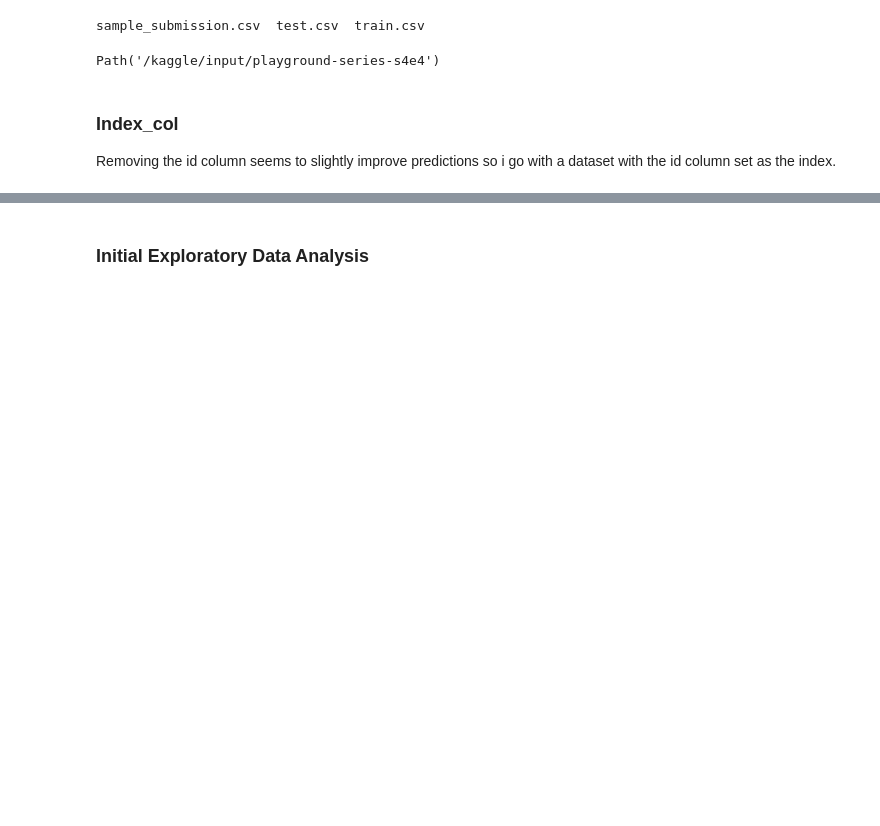
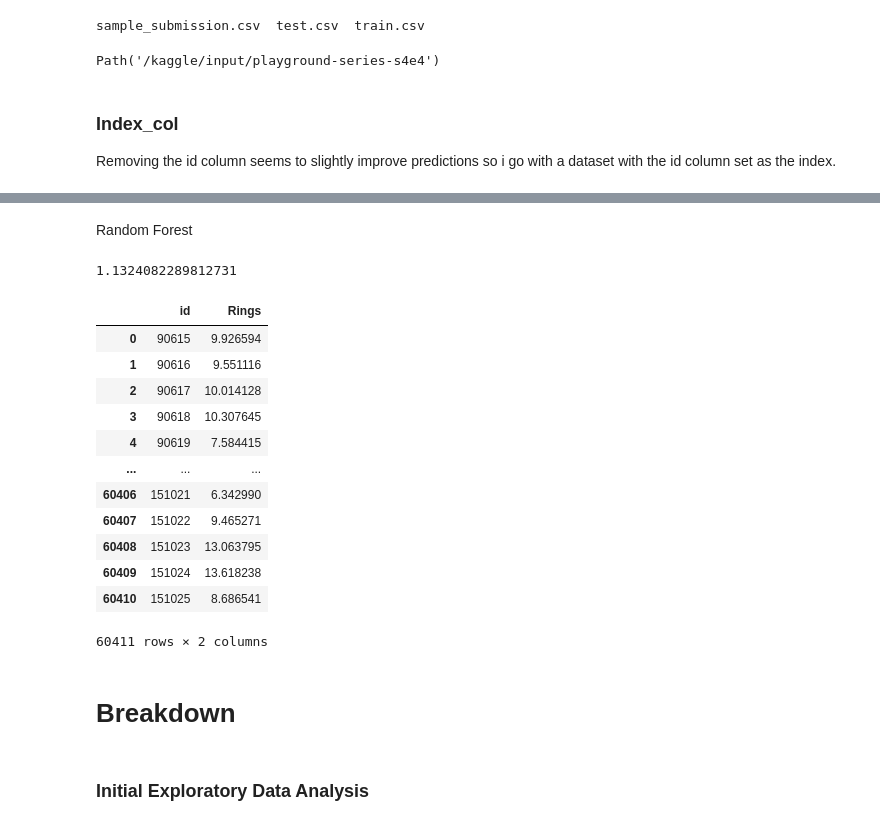
Before and after one commit to rubanzasilva/abalone_age_prediction, a Jupyter notebook: ps-s04e04-fastai.ipynb, the cells around one changed output, grey strips where cells are left out. Saved outputs shown, nothing was run; the diff lists cells and outputs as text; code cells hidden in the pictures; blank space fills up the shorter version.

```diff
--- a/ps-s04e04-fastai.ipynb
+++ b/ps-s04e04-fastai.ipynb
@@ -95,3 +173,62 @@ sub_df = pd.read_csv(path/'sample_submission.csv',index_col='id')
+# %% [markdown]
+Random Forest
+# %%
+rf = RandomForestClassifier(100, min_samples_leaf=5)
+rf_model = rf.fit(X_train, y_train);
+
+#cont_names,cat_names = cont_cat_split(train_df, dep_var='Rings')
+#splits = RandomSplitter(valid_pct=0.2)(range_of(train_df))
+#to = TabularPandas(train_df, procs=[Categorify, FillMissing,Normalize],
+                  # cat_names = cat_names,
+                  # cont_names = cont_names,
+                  # y_names='Rings',
+                  # y_block=RegressionBlock(),
+                  # splits=splits)
+
+#X_train, y_train = to.train.xs, to.train.ys.values.ravel()
+#X_test, y_test = to.valid.xs, to.valid.ys.values.ravel()
+
+#dls = to.dataloaders(bs=64)
+#test_dl = dls.test_dl(test_df)
+
+new_rf_preds = tensor(rf_model.predict(test_dl.xs))
+rf_preds = new_rf_preds
+
+
+#submit = pd.read_csv(path/'sample_submission.csv')
+#submit['Rings'] = xgb_preds
+#submit.to_csv('submission.csv', index=False)
+#sub = pd.read_csv('submission.csv')
+mse = mean_absolute_error(y_test, rf_model.predict(X_test))
+rmse = np.sqrt(mse)
+rmse
+#mean_absolute_error(y_test, rf.predict(X_test))
+# %% [output]
+1.1324082289812731
+# %%
+lgb_xgb = (xgb_preds + lgb_preds + rf_preds)/3
+# %%
+submit = pd.read_csv(path/'sample_submission.csv')
+submit['Rings'] = lgb_xgb
+submit.to_csv('submission.csv', index=False)
+sub = pd.read_csv('submission.csv')
+sub
+# %% [output]
+|  | id | Rings |
+| 0 | 90615 | 9.926594 |
+| 1 | 90616 | 9.551116 |
+| 2 | 90617 | 10.014128 |
+| 3 | 90618 | 10.307645 |
+| 4 | 90619 | 7.584415 |
+| ... | ... | ... |
+| 60406 | 151021 | 6.342990 |
+| 60407 | 151022 | 9.465271 |
+| 60408 | 151023 | 13.063795 |
+| 60409 | 151024 | 13.618238 |
+| 60410 | 151025 | 8.686541 |
+60411 rows × 2 columns
+# %% [markdown]
+# Breakdown
 # %% [markdown]
 ### Initial Exploratory Data Analysis
 # %% [markdown]
```
Also changed, not shown: parts of 26 cells of this notebook.
